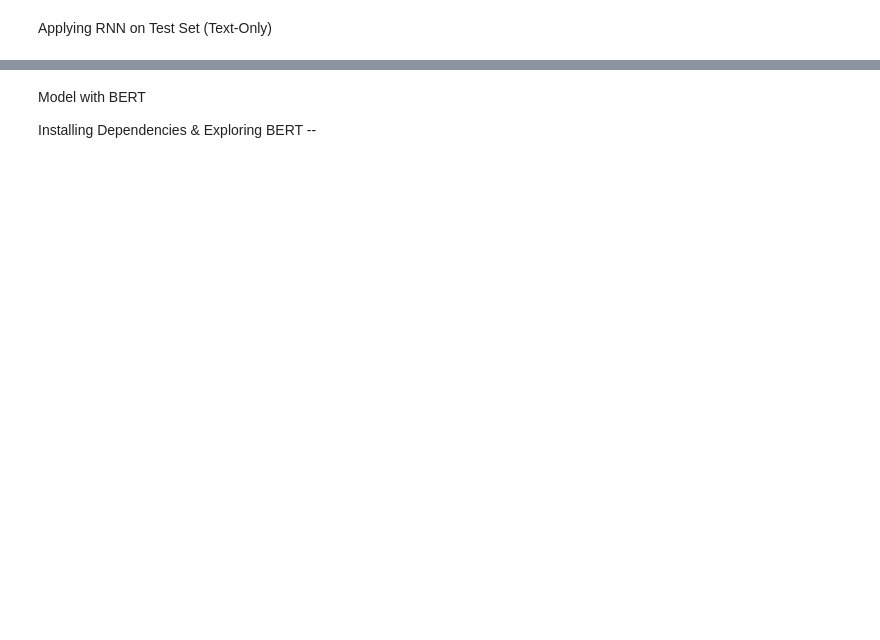
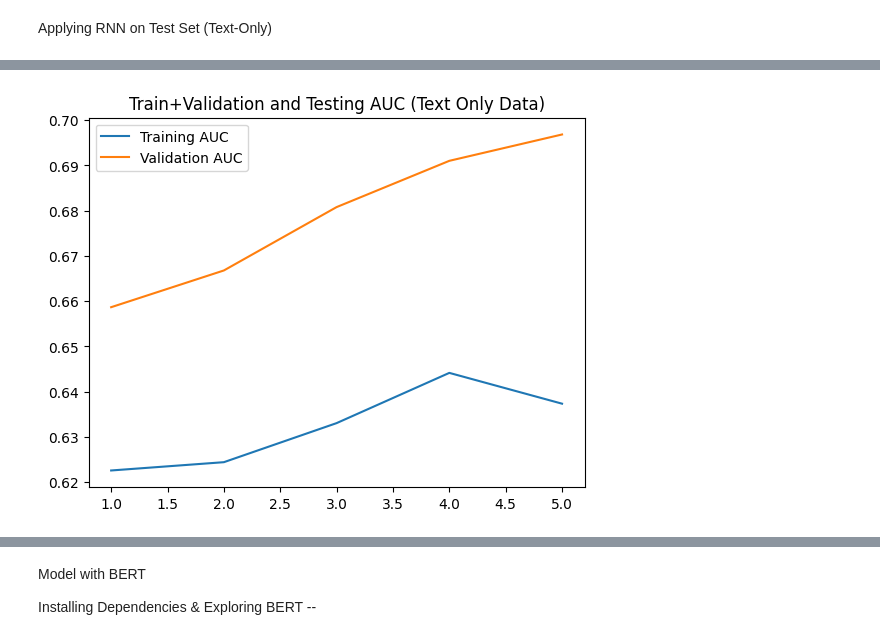
Before and after one commit to NavyaPadamuttam/Loan, a Jupyter notebook: dlp_.ipynb, the cells around one changed output, grey strips where cells are left out. Saved outputs shown, nothing was run; the diff lists cells and outputs as text; code cells hidden in the pictures; blank space fills up the shorter version.

```diff
--- a/dlp_.ipynb
+++ b/dlp_.ipynb
@@ -2230,13 +2294,15 @@ plt.show()
 # %%
-auc2 = history2.history['auc']
-val_auc2 = history2.history['val_auc']
+auc2 = history.history['auc']
+val_auc2 = history.history['val_auc']
 epochs2 = range(1, len(auc2) + 1)
 plt.figure()
 plt.plot(epochs2, auc2, label='Training AUC')
 plt.plot(epochs2, val_auc2, label='Validation AUC')
 plt.title('Train+Validation and Testing AUC (Text Only Data)')
 plt.legend()
 plt.show()
+# %% [output]
+[figure, added]
 # %%
 fp2 = history.history['fp']
 val_fp2 = history.history['val_fp']
```
Also changed, not shown: parts of 48 cells of this notebook.
